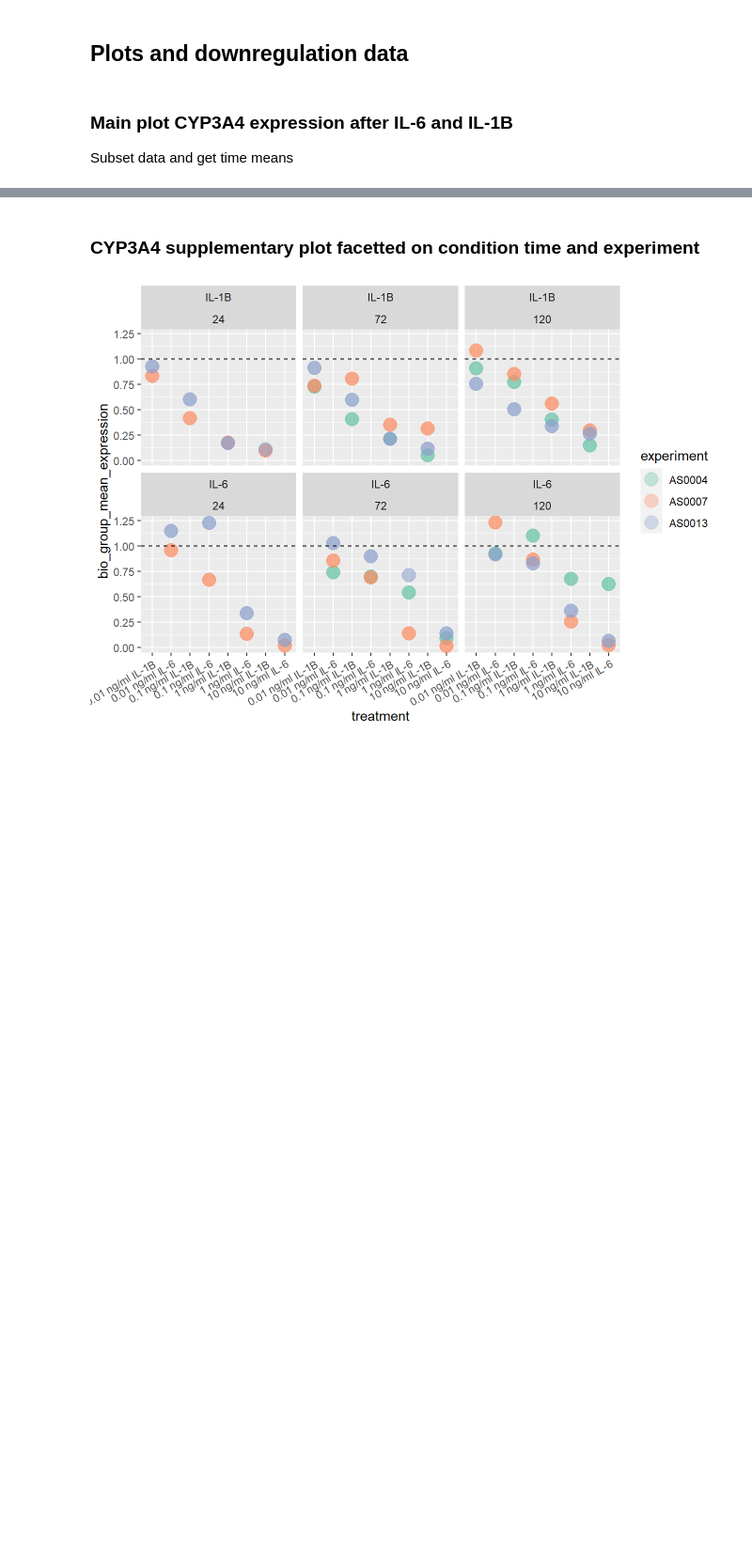
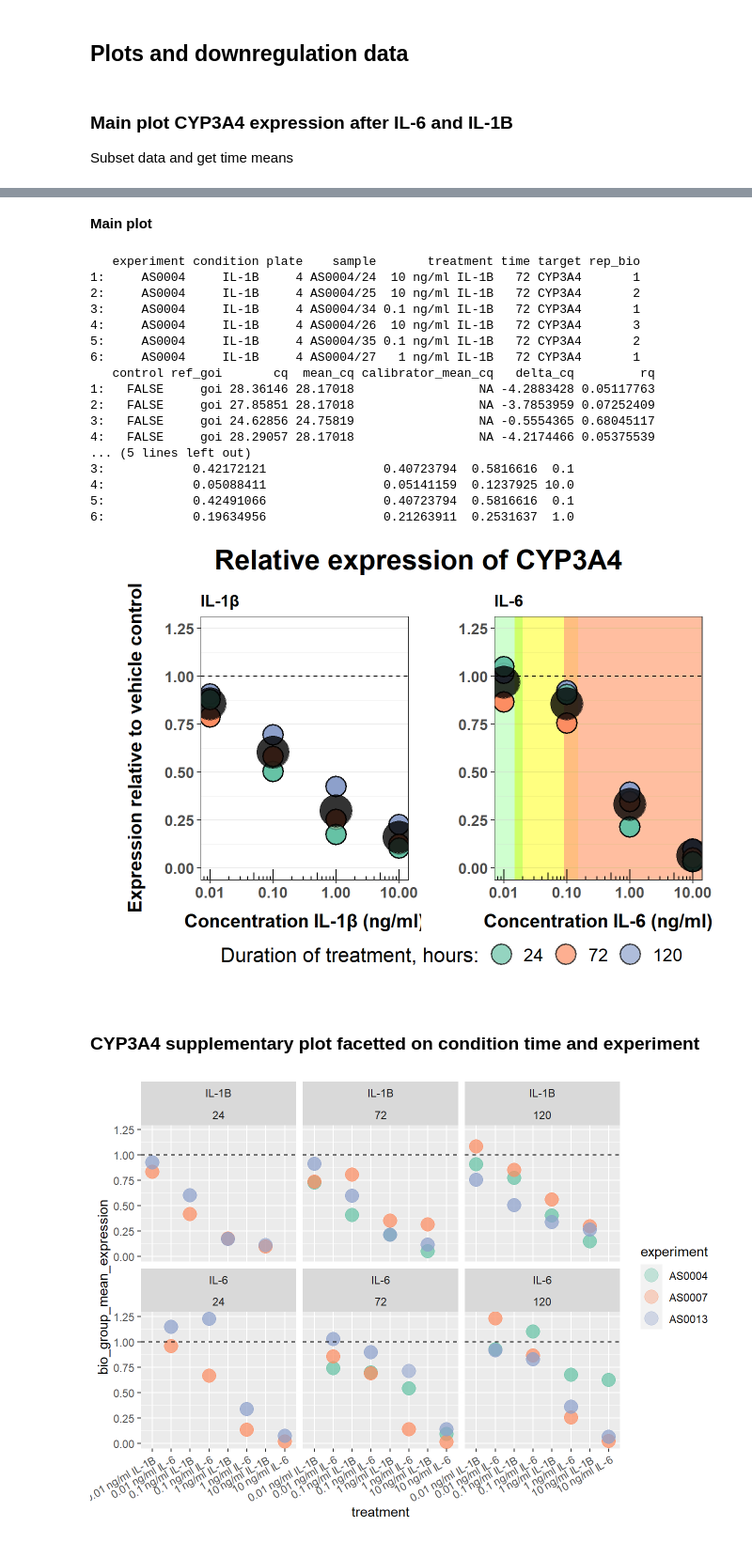
Before and after one commit to andreasludvig/manuscript, a Jupyter notebook: notebooks/qPCR/mRNA.out.ipynb, the cells around one changed output, grey strips where cells are left out. Shown at 94% size. Drawn from its saved outputs; the diff is of its cells as text; code cells hidden in the pictures; blank space fills up the shorter version.

```diff
--- a/notebooks/qPCR/mRNA.out.ipynb
+++ b/notebooks/qPCR/mRNA.out.ipynb
@@ -111,3 +113,39 @@ plot_3A4
+# %% [markdown]
+**Main plot**
+# %%
+
+# Subset the data for each condition
+data_IL1B <- data_3A4[condition == "IL-1B"]
+data_IL1B_means <- overall_means[condition == "IL-1B"]
+data_IL6 <- data_3A4[condition == "IL-6"]
+data_IL6_means <- overall_means[condition == "IL-6"]
+
+# Split the treatment string so we can have a continous x axis. Otherwise we cannot put lines or rectangles at relevant levels of ILs
+data_IL1B[, conc := tstrsplit(treatment, " ", type.convert = TRUE, keep = 1)]
+data_IL1B_means[, conc := tstrsplit(treatment, " ", type.convert = TRUE, keep = 1)]
+data_IL6[, conc := tstrsplit(treatment, " ", type.convert = TRUE, keep = 1)]
+data_IL6_means[, conc := tstrsplit(treatment, " ", type.convert = TRUE, keep = 1)]
+
+head(data_IL1B)
+# %% [output]
+   experiment condition plate    sample       treatment time target rep_bio
+1:     AS0004     IL-1B     4 AS0004/24  10 ng/ml IL-1B   72 CYP3A4       1
+2:     AS0004     IL-1B     4 AS0004/25  10 ng/ml IL-1B   72 CYP3A4       2
+3:     AS0004     IL-1B     4 AS0004/34 0.1 ng/ml IL-1B   72 CYP3A4       1
+4:     AS0004     IL-1B     4 AS0004/26  10 ng/ml IL-1B   72 CYP3A4       3
+5:     AS0004     IL-1B     4 AS0004/35 0.1 ng/ml IL-1B   72 CYP3A4       2
+6:     AS0004     IL-1B     4 AS0004/27   1 ng/ml IL-1B   72 CYP3A4       1
+   control ref_goi       cq  mean_cq calibrator_mean_cq   delta_cq         rq
+1:   FALSE     goi 28.36146 28.17018                 NA -4.2883428 0.05117763
+2:   FALSE     goi 27.85851 28.17018                 NA -3.7853959 0.07252409
+3:   FALSE     goi 24.62856 24.75819                 NA -0.5554365 0.68045117
+4:   FALSE     goi 28.29057 28.17018                 NA -4.2174466 0.05375539
+... (5 lines left out)
+3:            0.42172121                0.40723794  0.5816616  0.1
+4:            0.05088411                0.05141159  0.1237925 10.0
+5:            0.42491066                0.40723794  0.5816616  0.1
+6:            0.19634956                0.21263911  0.2531637  1.0
+[figure, added]
 # %% [markdown]
 ### CYP3A4 supplementary plot facetted on condition time and experiment
 # %%
```
Also changed, not shown: parts of 4 cells of this notebook, 35 other files.
